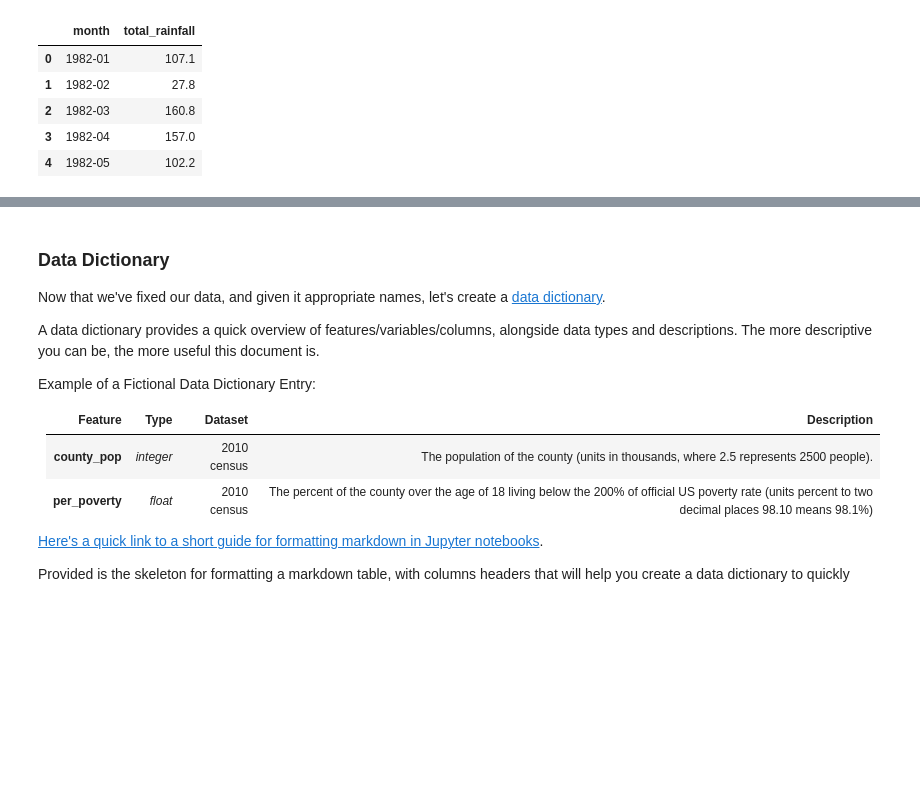
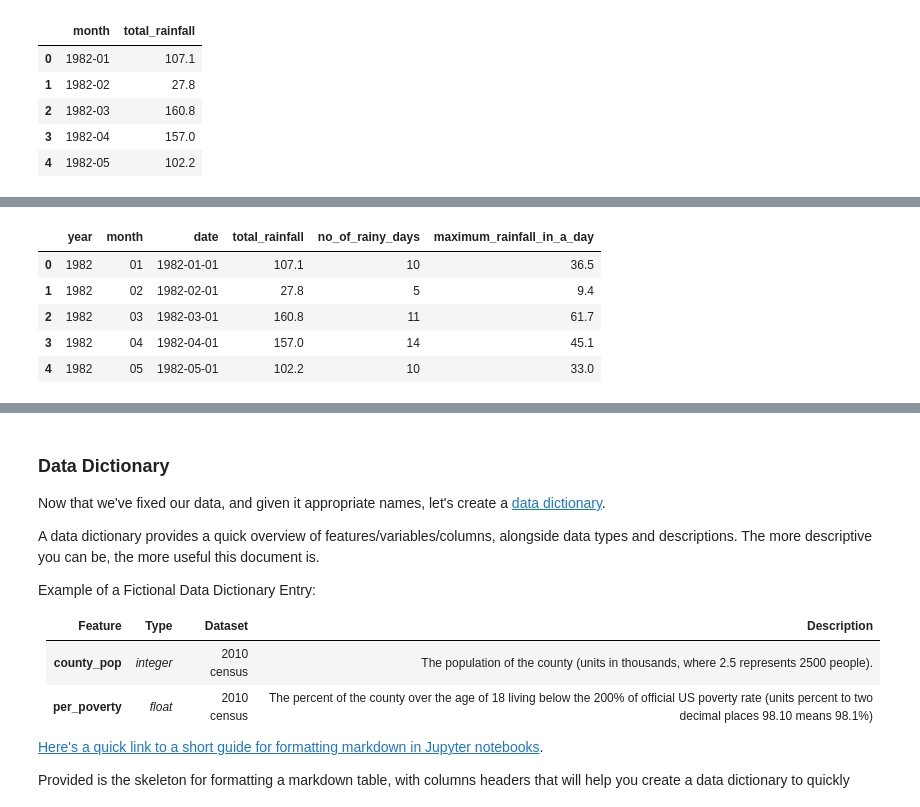
Before and after one commit to lishing/ga_project1_dsif9, a Jupyter notebook: code/starter-code.ipynb, the cells around one changed output, grey strips where cells are left out. Drawn from its saved outputs; the diff is of its cells as text; code cells hidden in the pictures; blank space fills up the shorter version.

```diff
--- a/code/starter-code.ipynb
+++ b/code/starter-code.ipynb
@@ -306,0 +369,13 @@ memory usage: 22.9 KB
+# %%
+# convert to datetime format
+nor_copy['date']=pd.to_datetime(nor_copy['month'])
+# %%
+# convert into Year and Month
+nor_copy['year'] = nor_copy['date'].dt.strftime('%Y')
+nor_copy['month'] = nor_copy['date'].dt.strftime('%m')
+# %%
+# rearrange the columns
+nor_copy_columns = ['year', 'month', 'date', 'no_of_rainy_days']
+
+nor_copy = nor_copy[nor_copy_columns]
+nor_copy.head()
@@ -306,0 +401,12 @@ memory usage: 22.9 KB
+# %%
+# merge via common columns
+merged_df = mtr_copy.merge(nor_copy,on=['year','month','date']).merge(dhr_copy,on=['year','month','date'])
+# %%
+merged_df.head()
+# %% [output]
+|  | year | month | date | total_rainfall | no_of_rainy_days | maximum_rainfall_in_a_day |
+| 0 | 1982 | 01 | 1982-01-01 | 107.1 | 10 | 36.5 |
+| 1 | 1982 | 02 | 1982-02-01 | 27.8 | 5 | 9.4 |
+| 2 | 1982 | 03 | 1982-03-01 | 160.8 | 11 | 61.7 |
+| 3 | 1982 | 04 | 1982-04-01 | 157.0 | 14 | 45.1 |
+| 4 | 1982 | 05 | 1982-05-01 | 102.2 | 10 | 33.0 |
```
Also changed, not shown: parts of 71 cells of this notebook, 12 other files.
